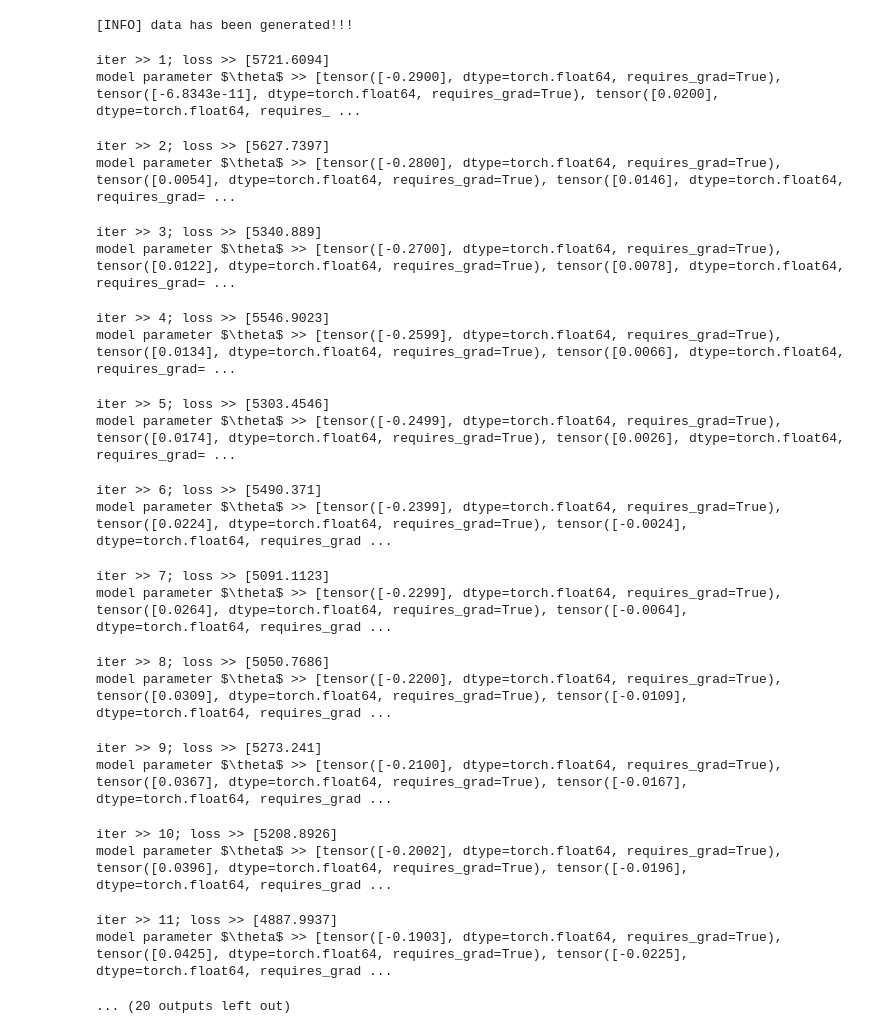
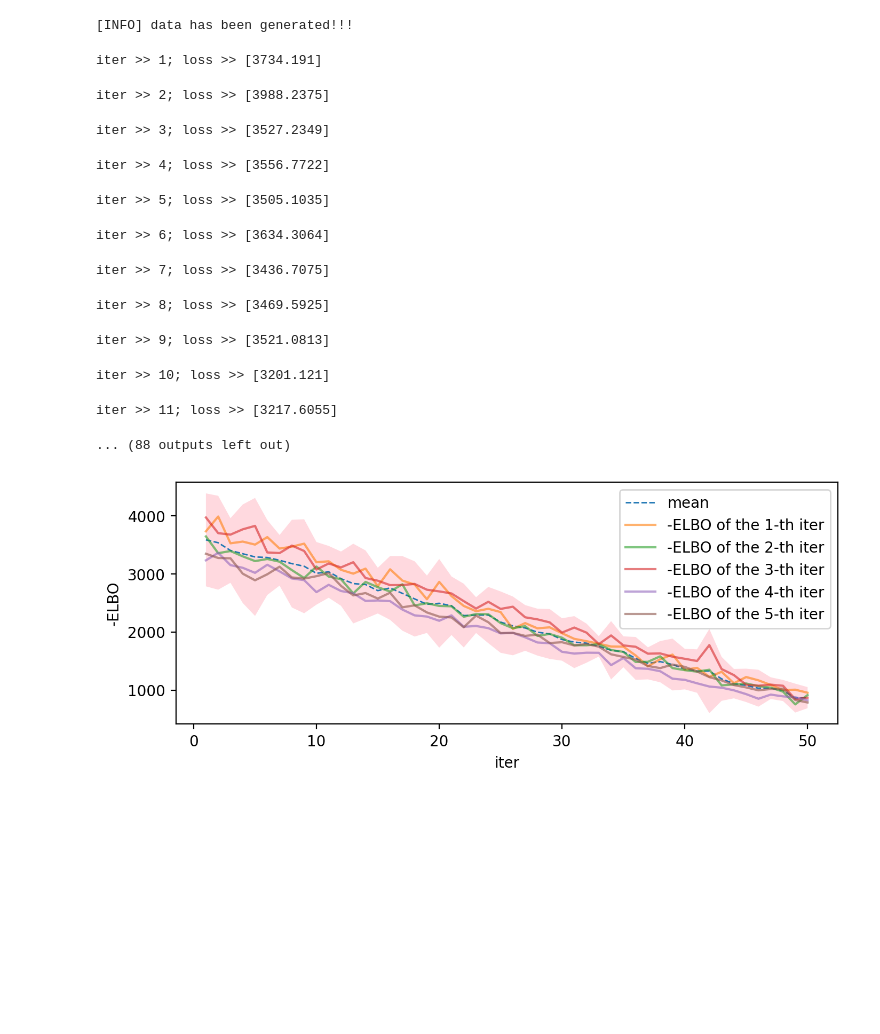
Before and after one commit to MhaoMou/TLPP_Inference_Learning, a Jupyter notebook: TLPP_Incomplete_Learning.ipynb, the cells around one changed output. Saved outputs shown, nothing was run; the diff lists cells and outputs as text; code cells hidden in the pictures; blank space fills up the shorter version.

```diff
--- a/TLPP_Incomplete_Learning.ipynb
+++ b/TLPP_Incomplete_Learning.ipynb
@@ -822,13 +778,5 @@ model parameter $\theta$ >> [tensor([0.0156], dtype=torch.float64, requires_grad
 ... (88 outputs left out)
 # %%
-LSTM_a = LSTM_Encoding_Action(input_size = 4, hidden_size = 15, output_size= 8, batch_size=5, device='cuda').cuda()
-LSTM_m = LSTM_Encoding_History(input_size = 10, hidden_size = 8, output_size = 4, batch_size=5, device='cuda').cuda()
-a = torch.rand(size=(5,4,4)).cuda() # batch, num_predicate, length
-h_a = LSTM_a.forward(a)
-m = torch.rand(size=(5,3,10)).cuda()
-prob = LSTM_m.forward(m,h_a)
-
-logits = torch.log(prob)
 def generate_incomplete_data(num_sample:int=10, time_horizon:float=5.0):
         gen = Logic_Model_Generator()
         data = gen.generate_data(num_sample=num_sample, time_horizon=time_horizon)
@@ -840,32 +788,42 @@ def generate_incomplete_data(num_sample:int=10, time_horizon:float=5.0):
         print('[INFO] data has been generated!!!')
         return action_history
 
-action_history = generate_incomplete_data(num_sample=20,time_horizon=1.0)
-learn = Logic_Model_Incomplete_Data(time_horizon=1.0,action_history=action_history,hidden_size=(15,20),output_size=(20,4),batch_size=20)
-losses = learn.train_model(num_iter=30,lr=(0.01,0.003))
-learn.plot_loss(losses)
+info = []
+times = 5
+for time in range(times):
+    action_history = generate_incomplete_data(num_sample=20,time_horizon=0.5)
+    learn = Logic_Model_Incomplete_Data(time_horizon=0.5,action_history=action_history,hidden_size=(15,20),output_size=(20,4),batch_size=20,num_layers=(2,6))
+    losses = learn.train_model(num_iter=50,lr=(0.01,0.01))
+    info.append(losses)
 # %% [output]
 [INFO] data has been generated!!!
-iter >> 1; loss >> [5721.6094]
-model parameter $\theta$ >> [tensor([-0.2900], dtype=torch.float64, requires_grad=True), tensor([-6.8343e-11], dtype=torch.float64, requires_grad=True), tensor([0.0200], dtype=torch.float64, requires_ ...
+iter >> 1; loss >> [3734.191]
-iter >> 2; loss >> [5627.7397]
-model parameter $\theta$ >> [tensor([-0.2800], dtype=torch.float64, requires_grad=True), tensor([0.0054], dtype=torch.float64, requires_grad=True), tensor([0.0146], dtype=torch.float64, requires_grad= ...
+iter >> 2; loss >> [3988.2375]
-iter >> 3; loss >> [5340.889]
-model parameter $\theta$ >> [tensor([-0.2700], dtype=torch.float64, requires_grad=True), tensor([0.0122], dtype=torch.float64, requires_grad=True), tensor([0.0078], dtype=torch.float64, requires_grad= ...
+iter >> 3; loss >> [3527.2349]
-iter >> 4; loss >> [5546.9023]
-model parameter $\theta$ >> [tensor([-0.2599], dtype=torch.float64, requires_grad=True), tensor([0.0134], dtype=torch.float64, requires_grad=True), tensor([0.0066], dtype=torch.float64, requires_grad= ...
+iter >> 4; loss >> [3556.7722]
-iter >> 5; loss >> [5303.4546]
-model parameter $\theta$ >> [tensor([-0.2499], dtype=torch.float64, requires_grad=True), tensor([0.0174], dtype=torch.float64, requires_grad=True), tensor([0.0026], dtype=torch.float64, requires_grad= ...
+iter >> 5; loss >> [3505.1035]
-iter >> 6; loss >> [5490.371]
-model parameter $\theta$ >> [tensor([-0.2399], dtype=torch.float64, requires_grad=True), tensor([0.0224], dtype=torch.float64, requires_grad=True), tensor([-0.0024], dtype=torch.float64, requires_grad ...
+iter >> 6; loss >> [3634.3064]
-iter >> 7; loss >> [5091.1123]
-model parameter $\theta$ >> [tensor([-0.2299], dtype=torch.float64, requires_grad=True), tensor([0.0264], dtype=torch.float64, requires_grad=True), tensor([-0.0064], dtype=torch.float64, requires_grad ...
+iter >> 7; loss >> [3436.7075]
-iter >> 8; loss >> [5050.7686]
-model parameter $\theta$ >> [tensor([-0.2200], dtype=torch.float64, requires_grad=True), tensor([0.0309], dtype=torch.float64, requires_grad=True), tensor([-0.0109], dtype=torch.float64, requires_grad ...
+iter >> 8; loss >> [3469.5925]
-iter >> 9; loss >> [5273.241]
-model parameter $\theta$ >> [tensor([-0.2100], dtype=torch.float64, requires_grad=True), tensor([0.0367], dtype=torch.float64, requires_grad=True), tensor([-0.0167], dtype=torch.float64, requires_grad ...
+iter >> 9; loss >> [3521.0813]
-iter >> 10; loss >> [5208.8926]
-model parameter $\theta$ >> [tensor([-0.2002], dtype=torch.float64, requires_grad=True), tensor([0.0396], dtype=torch.float64, requires_grad=True), tensor([-0.0196], dtype=torch.float64, requires_grad ...
+iter >> 10; loss >> [3201.121]
-iter >> 11; loss >> [4887.9937]
-model parameter $\theta$ >> [tensor([-0.1903], dtype=torch.float64, requires_grad=True), tensor([0.0425], dtype=torch.float64, requires_grad=True), tensor([-0.0225], dtype=torch.float64, requires_grad ...
+iter >> 11; loss >> [3217.6055]
-... (20 outputs left out)
+... (88 outputs left out)
+# %%
+plt.figure(figsize=(8,3),dpi=200)
+X = np.arange(1,len(info[0])+1,1)
+mean = np.array(info).mean(axis=0).ravel()
+mean = np.ones(shape=mean.shape)*mean
+std = np.array(info).std(axis=0).ravel()
+std = np.ones(shape=std.shape)*std
+plt.plot(X,mean,'--',label='mean',lineWidth=1)
+plt.fill_between(X,y1=mean+3*std,y2=mean-3*std,alpha=0.6,facecolor='pink')
+
+for i in range(len(info)):
+    plt.plot(X,info[i],label='-ELBO of the {}-th iter'.format(i+1),alpha=0.6)
+plt.xlabel('iter')
+plt.ylabel('-ELBO')
+plt.legend(bbox_to_anchor=(1,1))
+plt.show()
+# %% [output]
+[figure, added]
```
Also changed, not shown: parts of 6 cells of this notebook.
